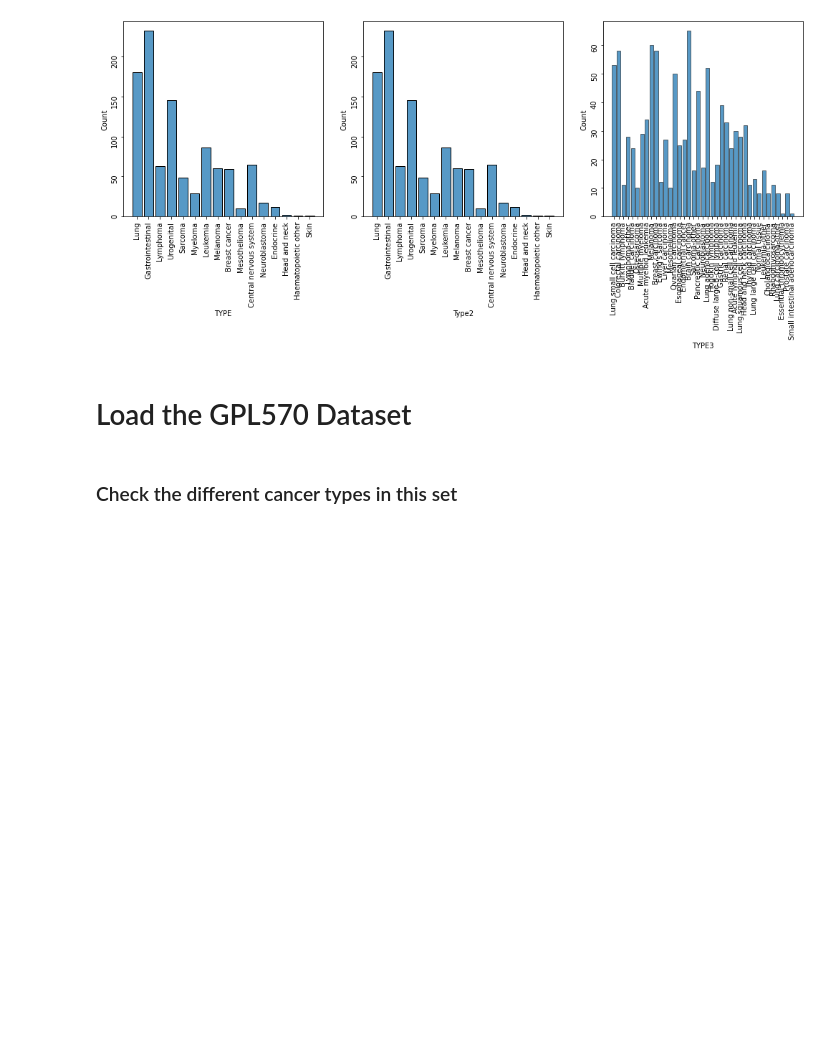
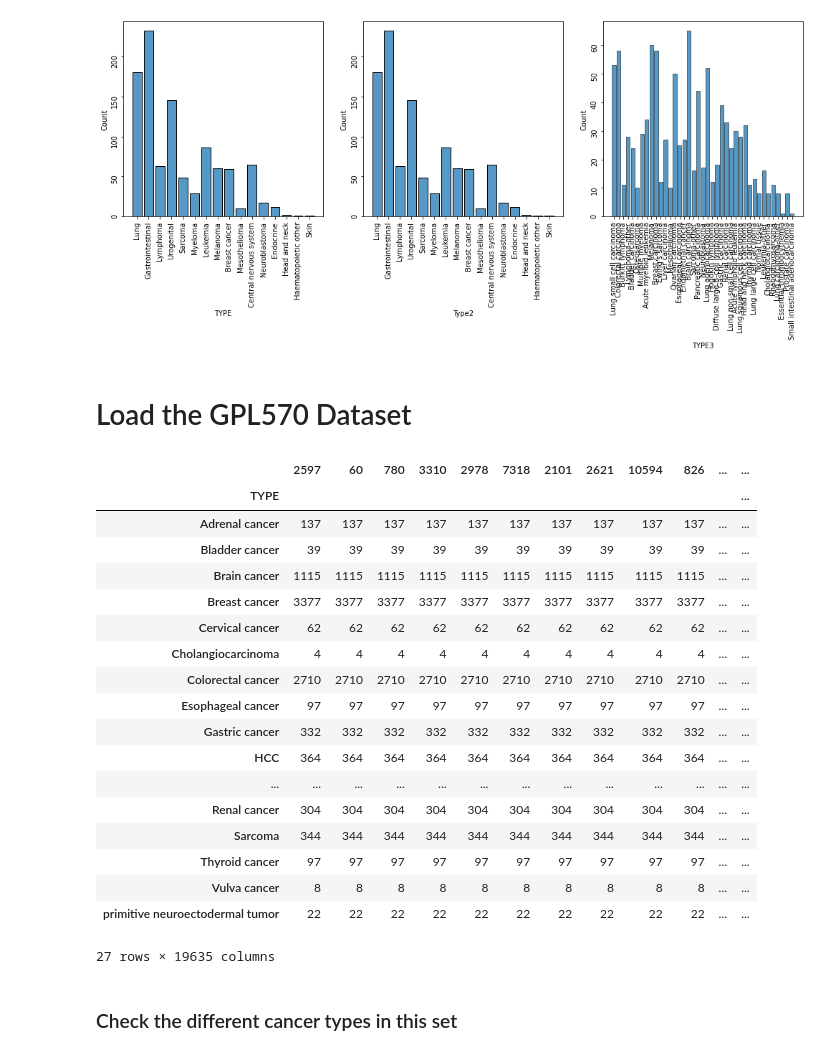
Before and after one commit to MarkF-hanze/UMCG_Thesis, a Jupyter notebook: Scripts/Jupyter_Notebooks/PrepareICA_AND_hddcInspection.ipynb, the cells around one changed output. Drawn from its saved outputs; the diff is of its cells as text; code cells hidden in the pictures; blank space fills up the shorter version.

```diff
--- a/Scripts/Jupyter_Notebooks/PrepareICA_AND_hddcInspection.ipynb
+++ b/Scripts/Jupyter_Notebooks/PrepareICA_AND_hddcInspection.ipynb
@@ -57,6 +59,28 @@ plt.show()
 # Load the GPL570 Dataset
 # %%
 df, df_normalized, Type_df = load_sets(2)
+# %%
+df.groupby('TYPE').count()
+# %% [output]
+|  | 2597 | 60 | 780 | 3310 | 2978 | 7318 | 2101 | 2621 | 10594 | 826 | ... | ... |
+| TYPE |  |  |  |  |  |  |  |  |  |  |  | ... |
+| Adrenal cancer | 137 | 137 | 137 | 137 | 137 | 137 | 137 | 137 | 137 | 137 | ... | ... |
+| Bladder cancer | 39 | 39 | 39 | 39 | 39 | 39 | 39 | 39 | 39 | 39 | ... | ... |
+| Brain cancer | 1115 | 1115 | 1115 | 1115 | 1115 | 1115 | 1115 | 1115 | 1115 | 1115 | ... | ... |
+| Breast cancer | 3377 | 3377 | 3377 | 3377 | 3377 | 3377 | 3377 | 3377 | 3377 | 3377 | ... | ... |
+| Cervical cancer | 62 | 62 | 62 | 62 | 62 | 62 | 62 | 62 | 62 | 62 | ... | ... |
+| Cholangiocarcinoma | 4 | 4 | 4 | 4 | 4 | 4 | 4 | 4 | 4 | 4 | ... | ... |
+| Colorectal cancer | 2710 | 2710 | 2710 | 2710 | 2710 | 2710 | 2710 | 2710 | 2710 | 2710 | ... | ... |
+| Esophageal cancer | 97 | 97 | 97 | 97 | 97 | 97 | 97 | 97 | 97 | 97 | ... | ... |
+| Gastric cancer | 332 | 332 | 332 | 332 | 332 | 332 | 332 | 332 | 332 | 332 | ... | ... |
+| HCC | 364 | 364 | 364 | 364 | 364 | 364 | 364 | 364 | 364 | 364 | ... | ... |
+| ... | ... | ... | ... | ... | ... | ... | ... | ... | ... | ... | ... | ... |
+| Renal cancer | 304 | 304 | 304 | 304 | 304 | 304 | 304 | 304 | 304 | 304 | ... | ... |
+| Sarcoma | 344 | 344 | 344 | 344 | 344 | 344 | 344 | 344 | 344 | 344 | ... | ... |
+| Thyroid cancer | 97 | 97 | 97 | 97 | 97 | 97 | 97 | 97 | 97 | 97 | ... | ... |
+| Vulva cancer | 8 | 8 | 8 | 8 | 8 | 8 | 8 | 8 | 8 | 8 | ... | ... |
+| primitive neuroectodermal tumor | 22 | 22 | 22 | 22 | 22 | 22 | 22 | 22 | 22 | 22 | ... | ... |
+27 rows × 19635 columns
 # %% [markdown]
 ### Check the different cancer types in this set
 # %%
```
Also changed, not shown: parts of 8 cells of this notebook, 14 other files.
